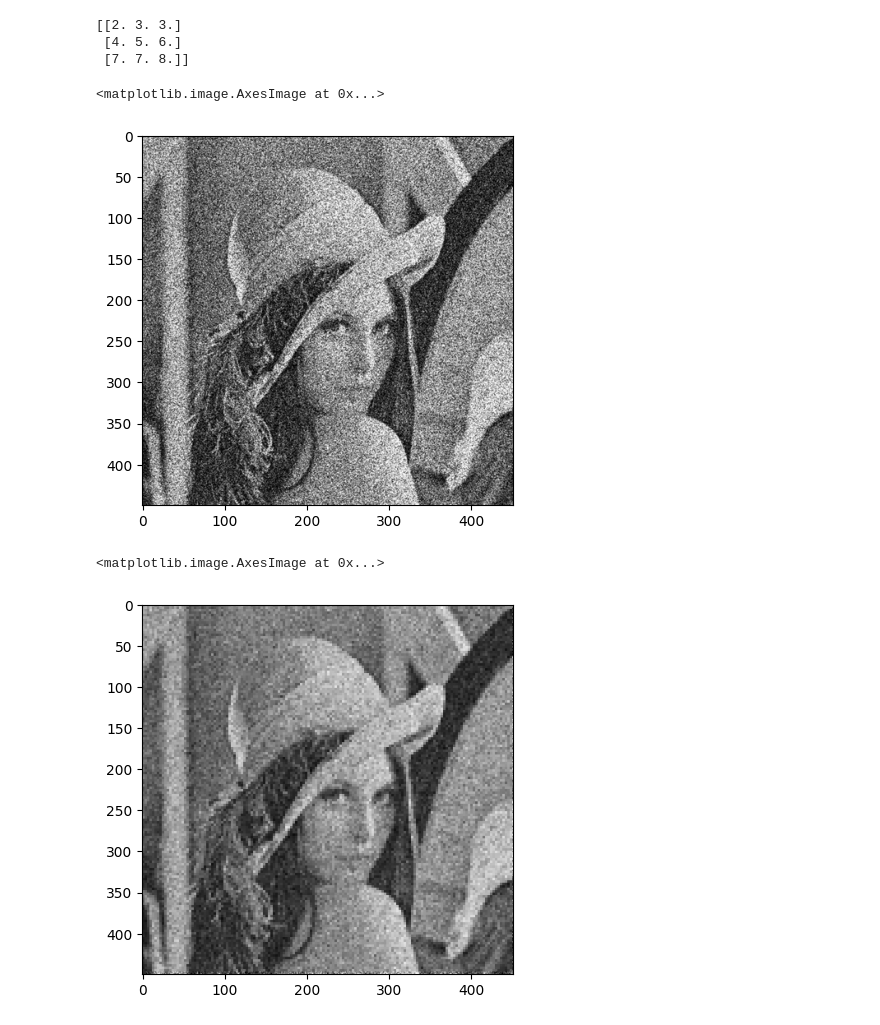
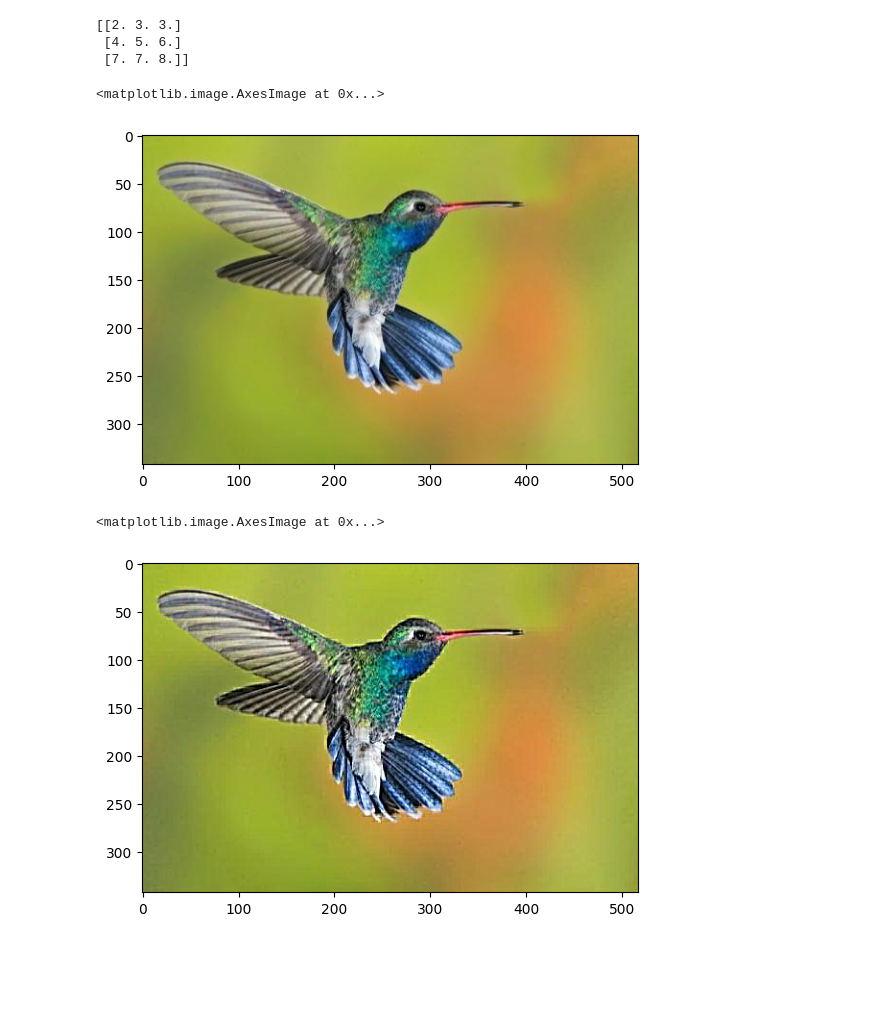
Before and after one commit to NathanielWhiteXI/Computational-Photography-Final-Project, a Jupyter notebook: Test.ipynb, the cells around one changed output. Saved outputs shown, nothing was run; the diff lists cells and outputs as text; code cells hidden in the pictures; blank space fills up the shorter version.

Commit message:
Unsharpened Mask

```diff
--- a/Test.ipynb
+++ b/Test.ipynb
@@ -7,20 +7,20 @@ import backend
 # %%
 from PIL import Image
 import numpy as np
 import matplotlib.pyplot as plt
 import matplotlib.image as mpimg
 
-path = "./Test_Photos/Speckle.jpg"
+path = "./Test_Photos/hummingbird.jpg"
 img = Image.open(path)
 img = img.convert('RGBA')
 img_array = np.array(img)
 plt.imshow(img_array)
 # %% [output]
 <matplotlib.image.AxesImage at 0x...>
-[figure, old version]
+[figure, new version]
 # %%
-not_Grainy = backend.imgDenoising_Gaussian(img_array, 3)
+not_Grainy = backend.unsharpMask(img_array, 3, 1)
 plt.imshow(not_Grainy)
 # %% [output]
 <matplotlib.image.AxesImage at 0x...>
-[figure, old version]
+[figure, new version]
```
Also changed, not shown: 2 other files.
